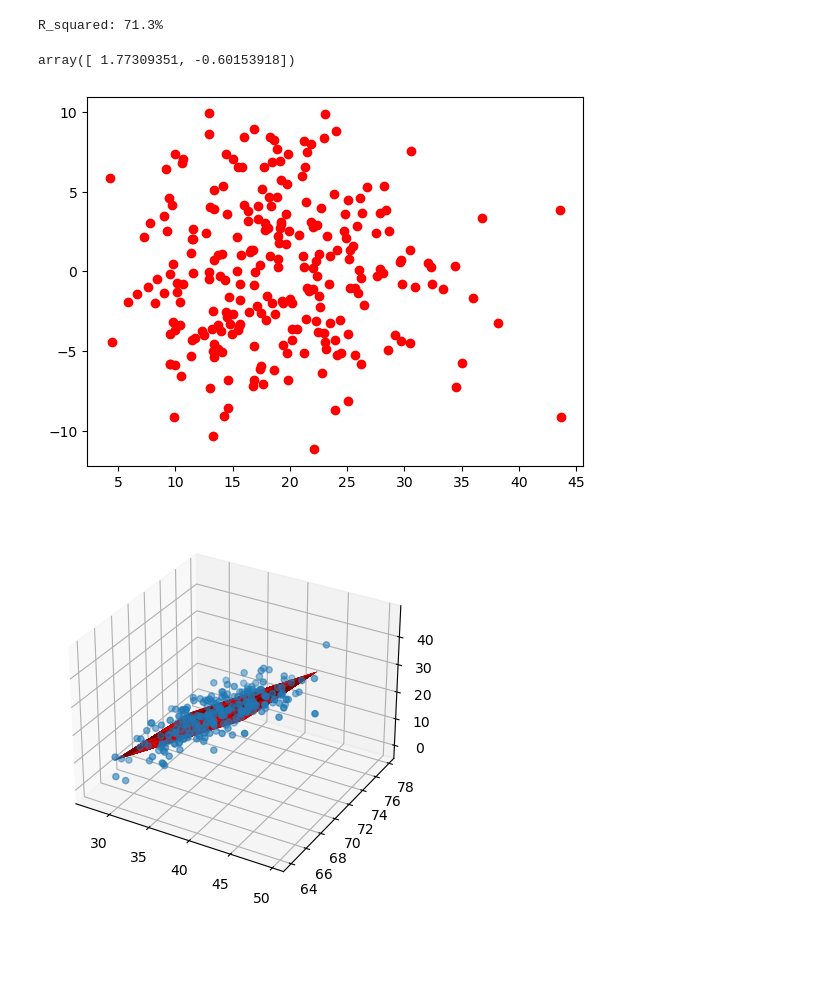
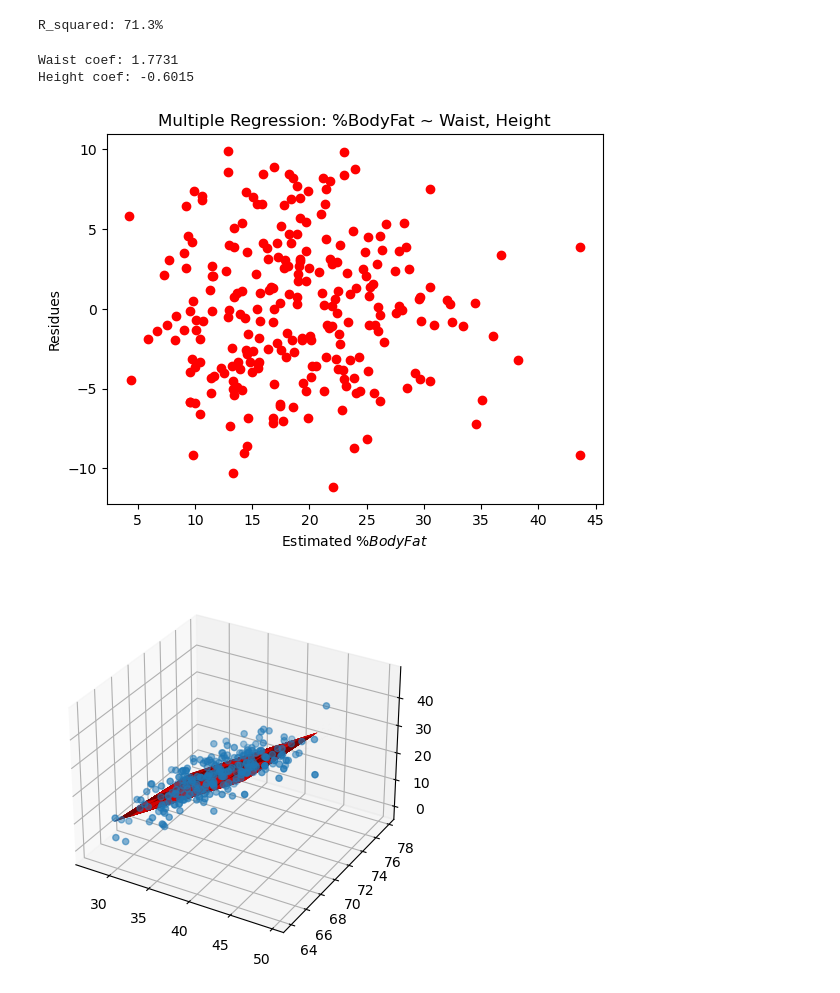
Before and after one commit to StephenDSNYC/IS5, a Jupyter notebook: code/ch09/ch09bodyfat.ipynb, the cells around one changed output. Cells and saved outputs as stored; diff of their text form; code cells hidden in the pictures; blank space fills up the shorter version.

```diff
--- a/code/ch09/ch09bodyfat.ipynb
+++ b/code/ch09/ch09bodyfat.ipynb
@@ -61,14 +65,19 @@ print(f'R_squared: {r * 100:.1f}%')
 # %% [output]
 R_squared: 71.3%
 # %%
-linmod.coef_
+print(f'Waist coef: {linmod.coef_[0]:.4f}')
+print(f'Height coef: {linmod.coef_[1]:.4f}')
 # %% [output]
-array([ 1.77309351, -0.60153918])
+Waist coef: 1.7731
+Height coef: -0.6015
 # %%
 plt.figure()
 plt.scatter(y_hat, residues, color='r');
+plt.xlabel('Estimated %$BodyFat$')
+plt.ylabel('Residues')
+plt.title('Multiple Regression: %BodyFat ~ Waist, Height');
 # %% [output]
-[figure, old version]
+[figure, new version]
 # %%
 x1 = np.array(bodyfat['Waist'])
 x2 = np.array(bodyfat['Height'])
```
Also changed, not shown: parts of 6 cells of this notebook, 2 other files.
